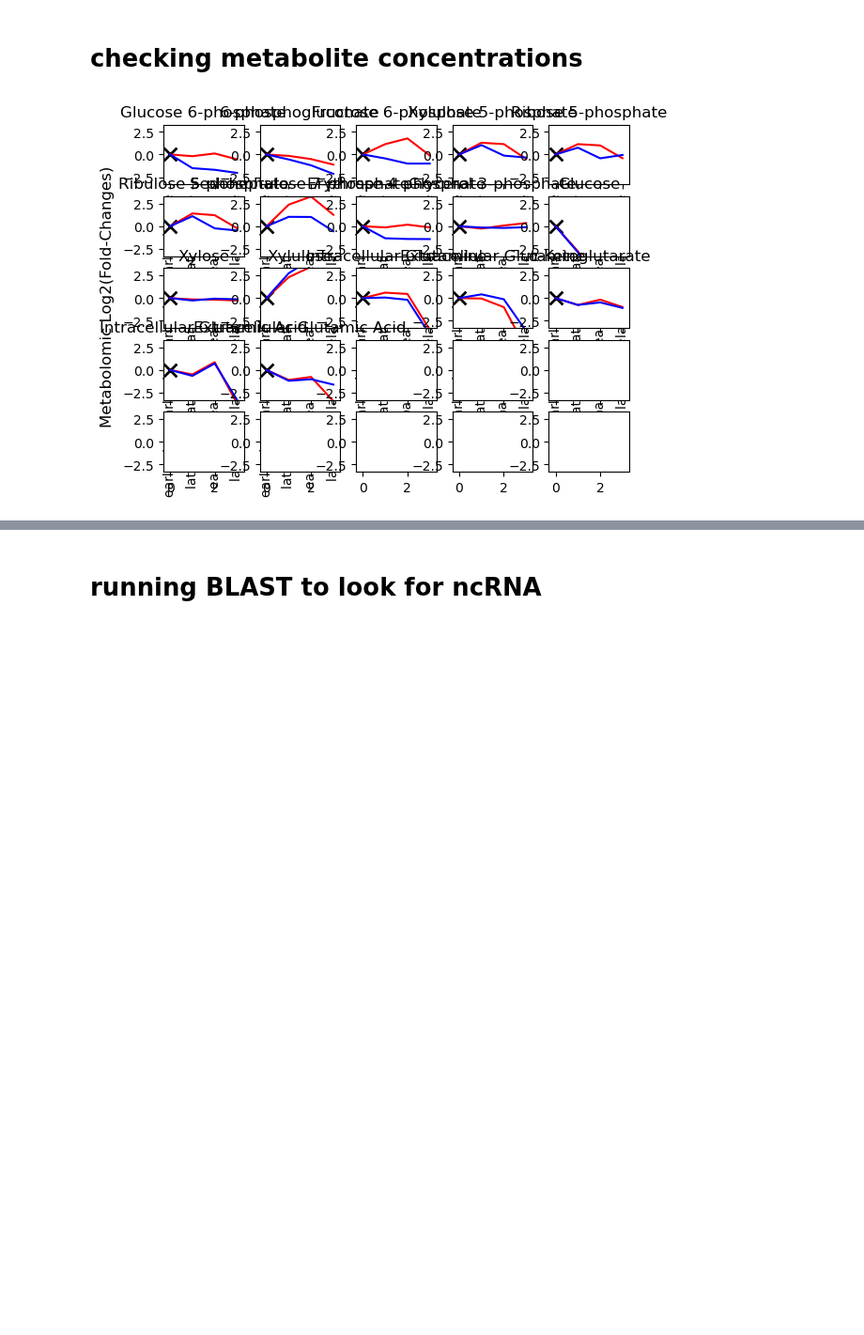
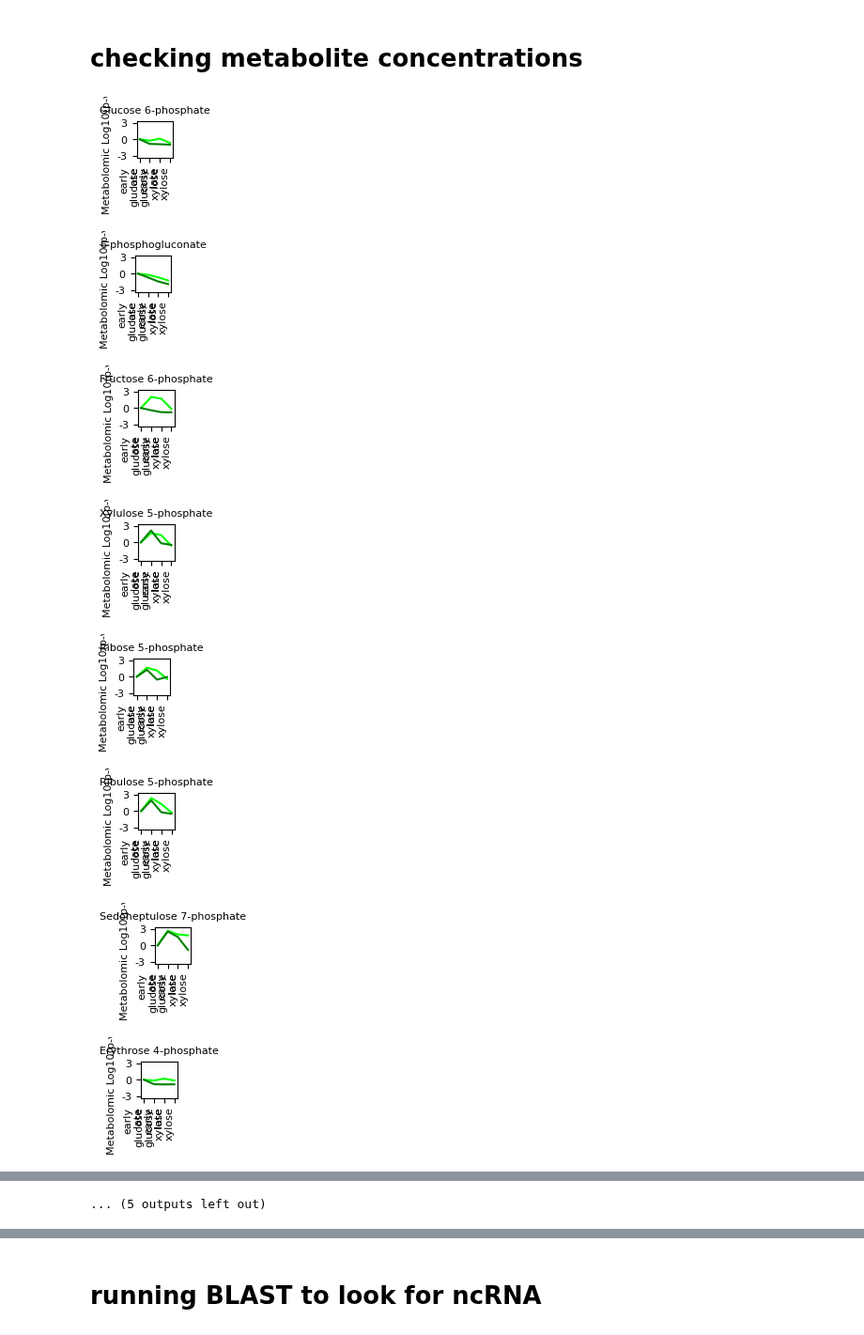
Before and after one commit to cristalzucsd/iModulonMiner, a Jupyter notebook: 5_characterize_iModulons/8_xylose_story.ipynb, the cells around one changed output, grey strips where cells are left out. Shown at 94% size. Drawn from its saved outputs; the diff is of its cells as text; code cells hidden in the pictures; blank space fills up the shorter version.

Commit message:
updating xylose story, small error in proteomics dataset

```diff
--- a/5_characterize_iModulons/8_xylose_story.ipynb
+++ b/5_characterize_iModulons/8_xylose_story.ipynb
@@ -144,7 +259,7 @@ for col in col_opts:
 # %%
 # options
 nitrogen_genes = [
-    #'ZCP4_1183', 'ZCP4_0790', 'ZCP4_0614', 'ZCP4_0397',
+    'ZCP4_1183', 'ZCP4_0790', 'ZCP4_0614', 'ZCP4_0397',
     'ZCP4_0127', 'ZCP4_1693', 'ZCP4_1508', 'ZCP4_1358',
     'ZCP4_1350', 'ZCP4_0924'
 ]
@@ -152,7 +267,7 @@ nitrogen_genes = [
 PPP_genes = [
     'ZCP4_0122', 'ZCP4_1667', 'ZCP4_1066', 'ZCP4_1199',
     'ZCP4_0134', 'ZCP4_1069', 'ZCP4_0905',
-    'ZMO2_RS05625', 'ZMO2_RS05645', 'ZMO2_RS05650', 'ZMO2_RS05815'
+    'ZMO2_RS05625', 'ZMO2_RS05645', 'ZMO2_RS05650', 'ZMO2_RS05815', 'ZMO2_RS05810',
 ]
 xylose_to_g3p_genes = [
     'ZCP4_1069', 'ZCP4_0134', 'ZCP4_1066', 'ZCP4_0801',
@@ -302,46 +553,59 @@ external = [
     'Extracellular Glutamic Acid', #  anion of glutamate
 ]
 LDI_samples = [
-    'LDI_early_glucose_fold_change', 'LDI_late_glucose_fold_change',
-    'LDI_early_xylose_fold_change', 'LDI_late_xylose_fold_change',
+    'LDI_early_glucose', 'LDI_late_glucose',
+    'LDI_early_xylose', 'LDI_late_xylose',
 ]
 no_LDI_samples = [
-    'no_LDI_early_glucose_fold_change', 'no_LDI_late_glucose_fold_change',
-    'no_LDI_early_xylose_fold_change', 'no_LDI_late_xylose_fold_change'
+    'no_LDI_early_glucose', 'no_LDI_late_glucose',
+    'no_LDI_early_xylose', 'no_LDI_late_xylose'
 ]
 # %%
 # plotting metabolites
+metab_changes_df = flipped_metab_p_value_df # metab_fold_change_df
+
+# firt set bounds
 max_y = 0
 min_y = 0
 min_min_y = -3
 max_max_y = 3
-fig, axs = plt.subplots(5,5)
-ax_iter = iter(axs.flatten())
 selection = metabs+external
 for metab in selection:
-    ax = next(ax_iter)
-    ax.plot([0, 1, 2, 3], metab_fold_change_df.loc[metab][LDI_samples], c = 'red')
-    ax.plot([0, 1, 2, 3], metab_fold_change_df.loc[metab][no_LDI_samples], c = 'blue')
-    ax.scatter([0], [0], c = 'black', marker = 'x', lw = 2, s = 100)
-    ax.set_xticks([0, 1, 2, 3], labels = ['early glucose', 'late glucose', 'early xylose', 'late xylose'], rotation = 90)
-    ax.set_title(metab)
-    max_val = max(metab_fold_change_df.loc[metab][LDI_samples+no_LDI_samples])
-    min_val = min(metab_fold_change_df.loc[metab][LDI_samples+no_LDI_samples])
+    max_val = max(metab_changes_df.loc[metab][LDI_samples+no_LDI_samples])
+    min_val = min(metab_changes_df.loc[metab][LDI_samples+no_LDI_samples])
     if max_val > max_y:
         max_y = max_val
     if min_val < min_y:
         min_y = min_val
-for ax in axs.flatten():
-    if min_y < min_min_y:
-        min_y = min_min_y
-    if max_y > max_max_y:
-        max_y = max_max_y
+if min_y < min_min_y:
+    min_y = min_min_y
+if max_y > max_max_y:
+    max_y = max_max_y
+if abs(max_y) < abs(min_y):
+    tick_dist = int(max_y)
+else:
+    tick_dist = int(min_y)
+
+# now do the plotting
+for metab in selection:
+    fig, ax = plt.subplots(figsize = (.5, .5))
+    ax.plot([0, 1, 2, 3], metab_changes_df.loc[metab][LDI_samples], c = 'lime')
+    ax.plot([0, 1, 2, 3], metab_changes_df.loc[metab][no_LDI_samples], c = 'green')
+    #ax.scatter([0], [0], c = 'black', marker = 'x', lw = 2, s = 100)
+    ax.set_xticks([0, 1, 2, 3], labels = ['early\nglucose', 'late\nglucose', 'early\nxylose', 'late\nxylose'], fontsize = 8, ha = 'right', rotation = 90)
+    ax.set_title(metab, fontsize = 8)
     ax.set_xlim([-.3, 3.3])
     ax.set_ylim([1.1*min_y, 1.1*max_y])
-
-fig.supylabel('Metabolomic Log2(Fold-Changes)')
-plt.tight_layout()
-plt.savefig('../figures/metab_changes.pdf', transparent = True)
-plt.show()
+    ax.set_yticks([-tick_dist, 0, tick_dist], labels = [-tick_dist, 0, tick_dist], fontsize=8)
+    ax.set_ylabel('Metabolomic Log10(p-value)', fontsize = 8)
+    plt.savefig('../figures/metab_changes_'+metab+'.pdf', transparent = True)
+    plt.show()
 # %% [output]
-[figure, old version]
+[figure, new version]
+[figure, added]
+[figure, added]
+[figure, added]
+[figure, added]
+[figure, added]
+[figure, added]
+[figure, added]
@@ -347,0 +616 @@ plt.show()
+... (5 outputs left out)
```
Also changed, not shown: parts of 10 cells of this notebook, 3 other files.
